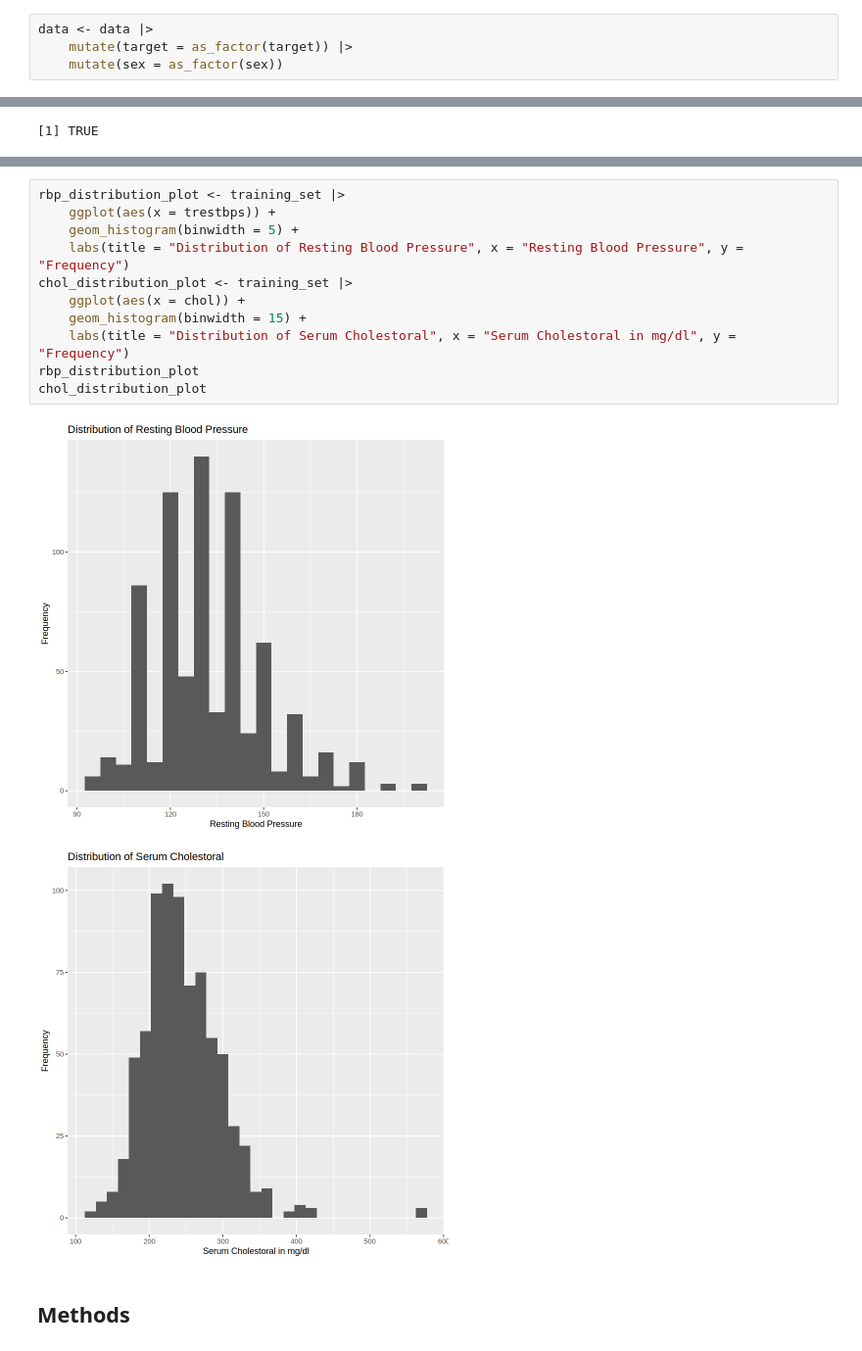
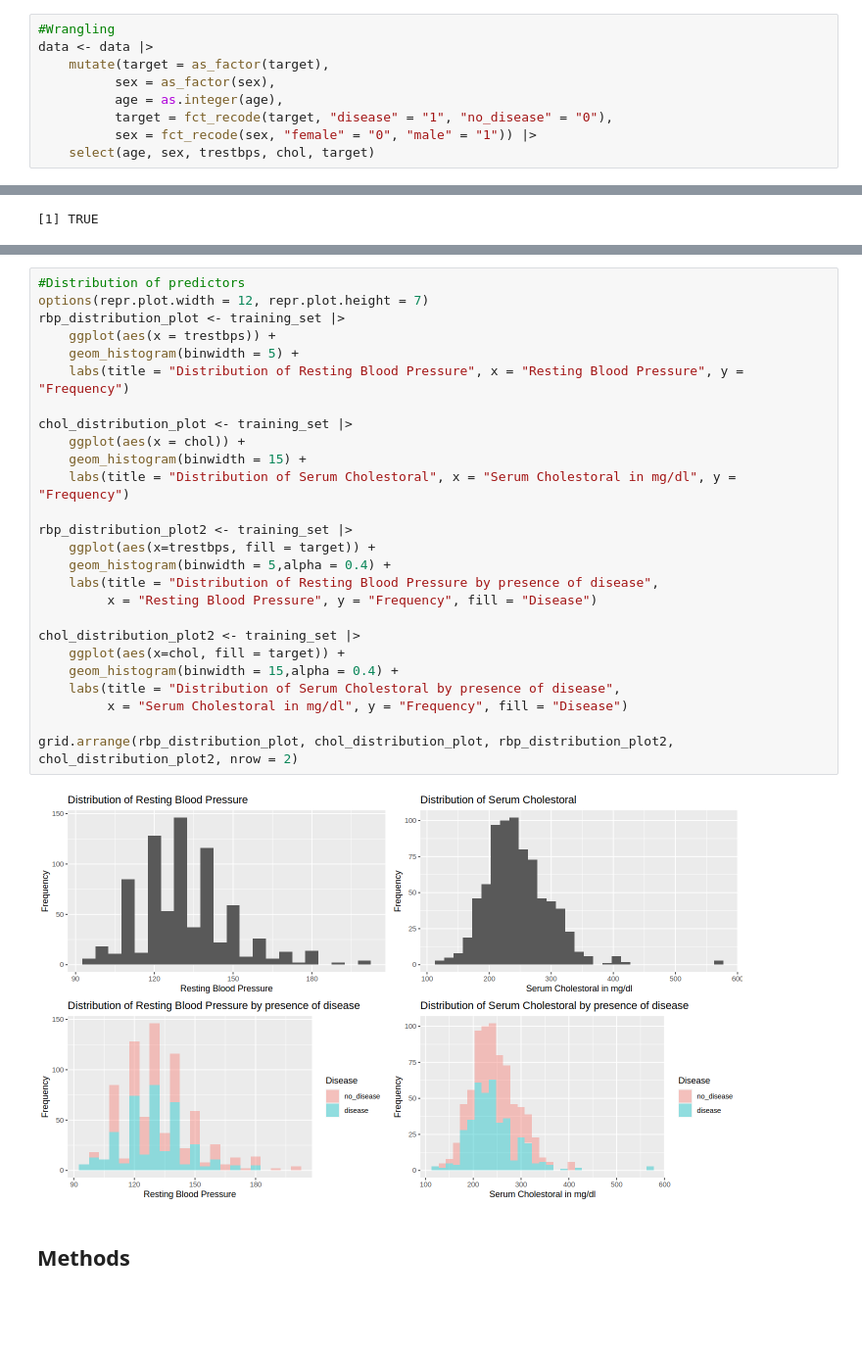
Before and after one commit to zzziminger/dsci100_004_group30, a Jupyter notebook: Proposal.ipynb, the cells around one changed output, grey strips where cells are left out. Shown at 98% size. Saved outputs shown, nothing was run; the diff lists cells and outputs as text; blank space fills up the shorter version.

```diff
--- a/Proposal.ipynb
+++ b/Proposal.ipynb
@@ -54,4 +61,9 @@ The datasets is already in a tidy version, we split it into training and testing
 # %%
+#Wrangling
 data <- data |>
-    mutate(target = as_factor(target)) |>
-    mutate(sex = as_factor(sex))
+    mutate(target = as_factor(target),
+          sex = as_factor(sex),
+          age = as.integer(age),
+          target = fct_recode(target, "disease" = "1", "no_disease" = "0"),
+          sex = fct_recode(sex, "female" = "0", "male" = "1")) |>
+    select(age, sex, trestbps, chol, target)
@@ -109,16 +139,30 @@ heart_plot_sex
 # %%
+#Distribution of predictors
+options(repr.plot.width = 12, repr.plot.height = 7)
 rbp_distribution_plot <- training_set |>
     ggplot(aes(x = trestbps)) +
     geom_histogram(binwidth = 5) +
     labs(title = "Distribution of Resting Blood Pressure", x = "Resting Blood Pressure", y = "Frequency")
+
 chol_distribution_plot <- training_set |>
     ggplot(aes(x = chol)) +
     geom_histogram(binwidth = 15) +
     labs(title = "Distribution of Serum Cholestoral", x = "Serum Cholestoral in mg/dl", y = "Frequency")
-rbp_distribution_plot
-chol_distribution_plot
+
+rbp_distribution_plot2 <- training_set |>
+    ggplot(aes(x=trestbps, fill = target)) +
+    geom_histogram(binwidth = 5,alpha = 0.4) +
+    labs(title = "Distribution of Resting Blood Pressure by presence of disease",
+         x = "Resting Blood Pressure", y = "Frequency", fill = "Disease")
+
+chol_distribution_plot2 <- training_set |>
+    ggplot(aes(x=chol, fill = target)) +
+    geom_histogram(binwidth = 15,alpha = 0.4) +
+    labs(title = "Distribution of Serum Cholestoral by presence of disease",
+         x = "Serum Cholestoral in mg/dl", y = "Frequency", fill = "Disease")
+
+grid.arrange(rbp_distribution_plot, chol_distribution_plot, rbp_distribution_plot2, chol_distribution_plot2, nrow = 2)
 # %% [output]
-[figure, old version]
+[figure, new version]
-[figure, removed]
 # %% [markdown]
 ## Methods
```
Also changed, not shown: parts of 16 cells of this notebook.
